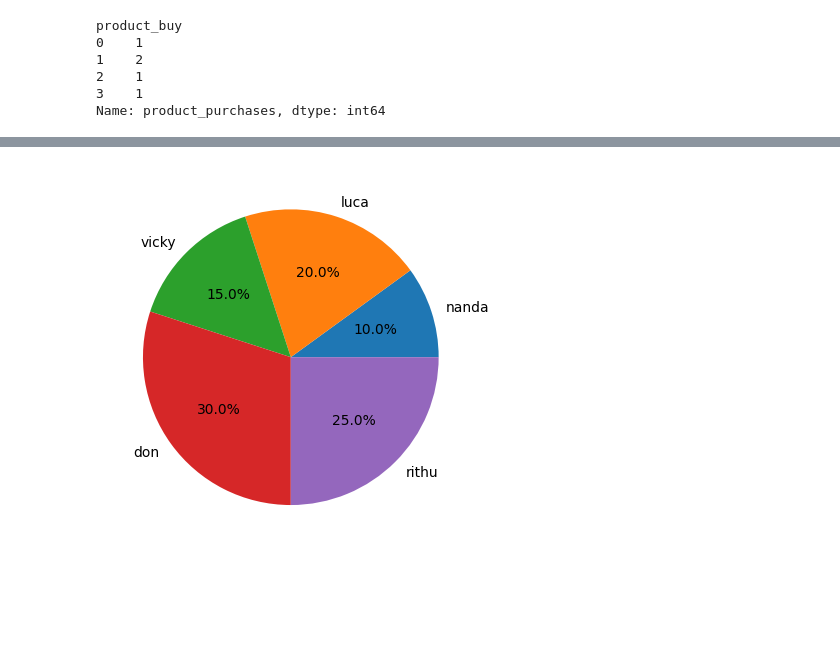
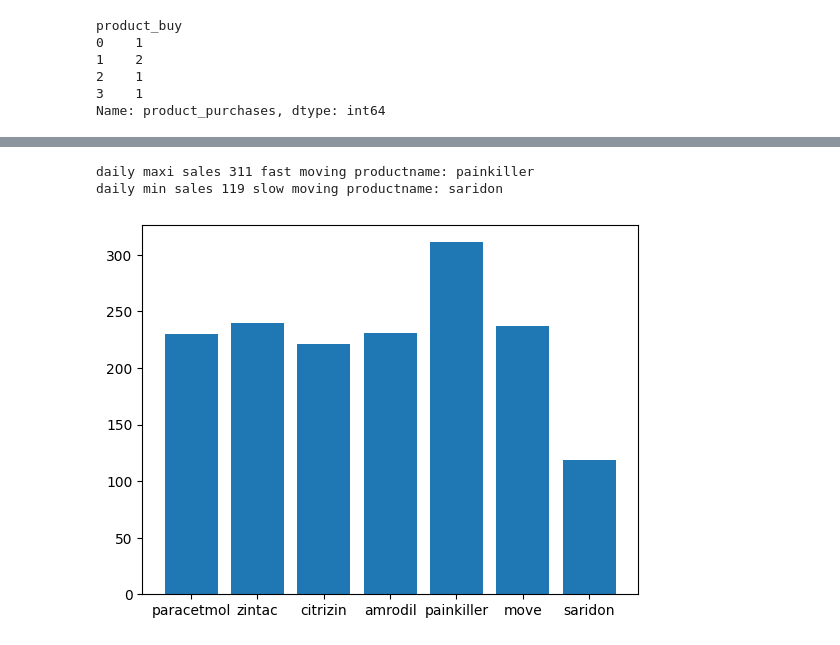
Before and after one commit to allunanda12/data-analytics-practice, a Jupyter notebook: day4.ipynb, the cells around one changed output, grey strips where cells are left out. Saved outputs shown, nothing was run; the diff lists cells and outputs as text; code cells hidden in the pictures; blank space fills up the shorter version.

```diff
--- a/day4.ipynb
+++ b/day4.ipynb
@@ -130,0 +185,10 @@ plt.show()
+# %%
+day=[1,2,3,4,5,6,7]
+productnames=['paracetmol','zintac','citrizin','amrodil','painkiller','move','saridon']
+daliy_sales=[230,240,221,231,311,237,119]
+
+product_stock=[210,130,242,341,328,143,189]
+epiry_dates=[4,6,12,3,4,2,6]
+seasonal_demand=['sum','win','win','win','sum','win','sum']
+df=pd.DataFrame({'day':day,'productnames':productnames,'daliy_sales':daliy_sales,'product_stock':product_stock,'epiry_dates':epiry_dates,'seasonal_demand':seasonal_demand})
+df
@@ -131,5 +204,14 @@ plt.show()
+# %%
+index=df['daliy_sales'].idxmax()
+print("daily maxi sales",df['daliy_sales'].max(),"fast moving productname:",df['productnames'][index])
+index=df['daliy_sales'].idxmin()
+
+print("daily min sales",df['daliy_sales'].min(),"slow moving productname:",df['productnames'][index])
+# %% [output]
+daily maxi sales 311 fast moving productname: painkiller
+daily min sales 119 slow moving productname: saridon
 # %%
-plt.pie(df['sales'],labels=df['customer_name'],autopct='%1.1f%%')
+plt.bar(df['productnames'],df['daliy_sales'])
 plt.show()
 # %% [output]
-[figure, old version]
+[figure, new version]
```
Also changed, not shown: parts of 12 cells of this notebook.
